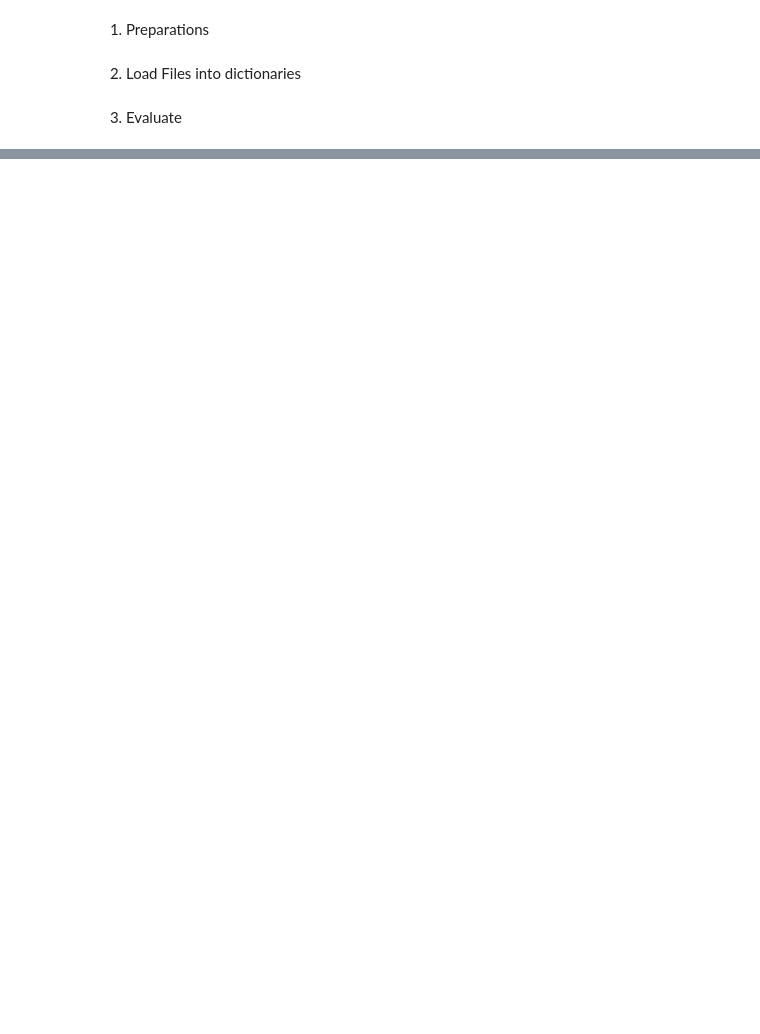
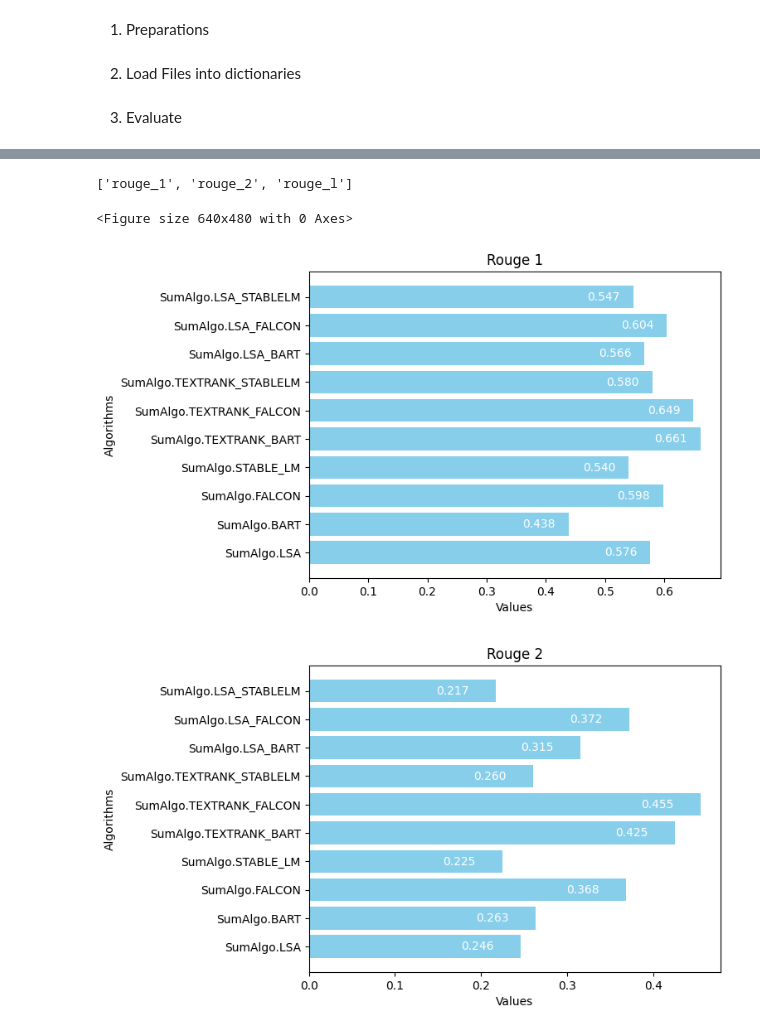
Before and after one commit to Z3n0n3005/Report-Generation, a Jupyter notebook: docker/src/benchmark/benchmark.ipynb, the cells around one changed output, grey strips where cells are left out. Saved outputs shown, nothing was run; the diff lists cells and outputs as text; code cells hidden in the pictures; blank space fills up the shorter version.

Commit message:
Update to include graphs in benchmark

```diff
--- a/docker/src/benchmark/benchmark.ipynb
+++ b/docker/src/benchmark/benchmark.ipynb
@@ -180,3 +183,35 @@ evaluate_all_sum_algo(ref_segment_dict)
 | rouge_1 | 0.576021 | 0.437884 | 0.598212 | 0.539534 | 0.661115 | ... |
 | rouge_2 | 0.245746 | 0.263082 | 0.367898 | 0.224551 | 0.425214 | ... |
 | rouge_l | 0.576021 | 0.437884 | 0.598212 | 0.539534 | 0.661115 | ... |
+# %%
+df = evaluate_all_sum_algo(ref_segment_dict)
+
+plt.figure()
+
+method_list = [x.value for x in eval.EvalMethod]
+for method in method_list:
+    fig, ax = plt.subplots()
+
+    # Extract the row for method
+    row = df.loc[method]
+
+    # Create a horizontal bar plot
+    row.index = row.index.astype(str)
+
+    # Plot the horizontal bar plot for rouge_1 row
+    bars = ax.barh(row.index, row.values, color='skyblue')
+
+    # Annotate each bar with its value
+    for bar in bars:
+        ax.text(bar.get_width() - 0.05, bar.get_y() + bar.get_height() / 2,
+                f'{bar.get_width():.3f}', ha='center', va='center', color='white')
+
+    ax.set_xlabel('Values')
+    ax.set_ylabel('Algorithms')
+    # Capitalize the first letter, remove "_" and capitalize the last letter
+    ax.set_title(method[:1].capitalize() + method[1:-1].replace("_", " ") + method[-1:].capitalize())
+# %% [output]
+['rouge_1', 'rouge_2', 'rouge_l']
+<Figure size 640x480 with 0 Axes>
+[figure, added]
+[figure, added]
```
Also changed, not shown: parts of 3 cells of this notebook.
